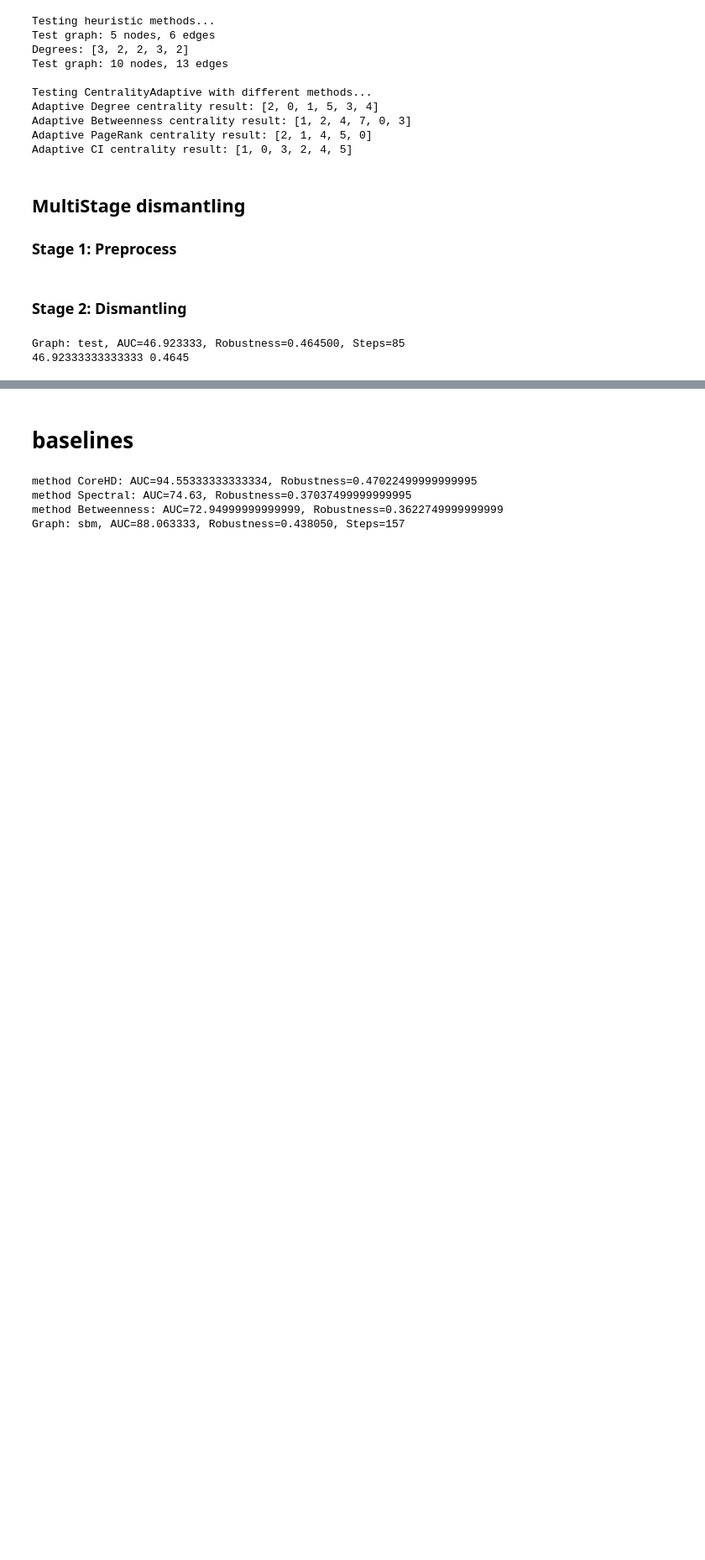
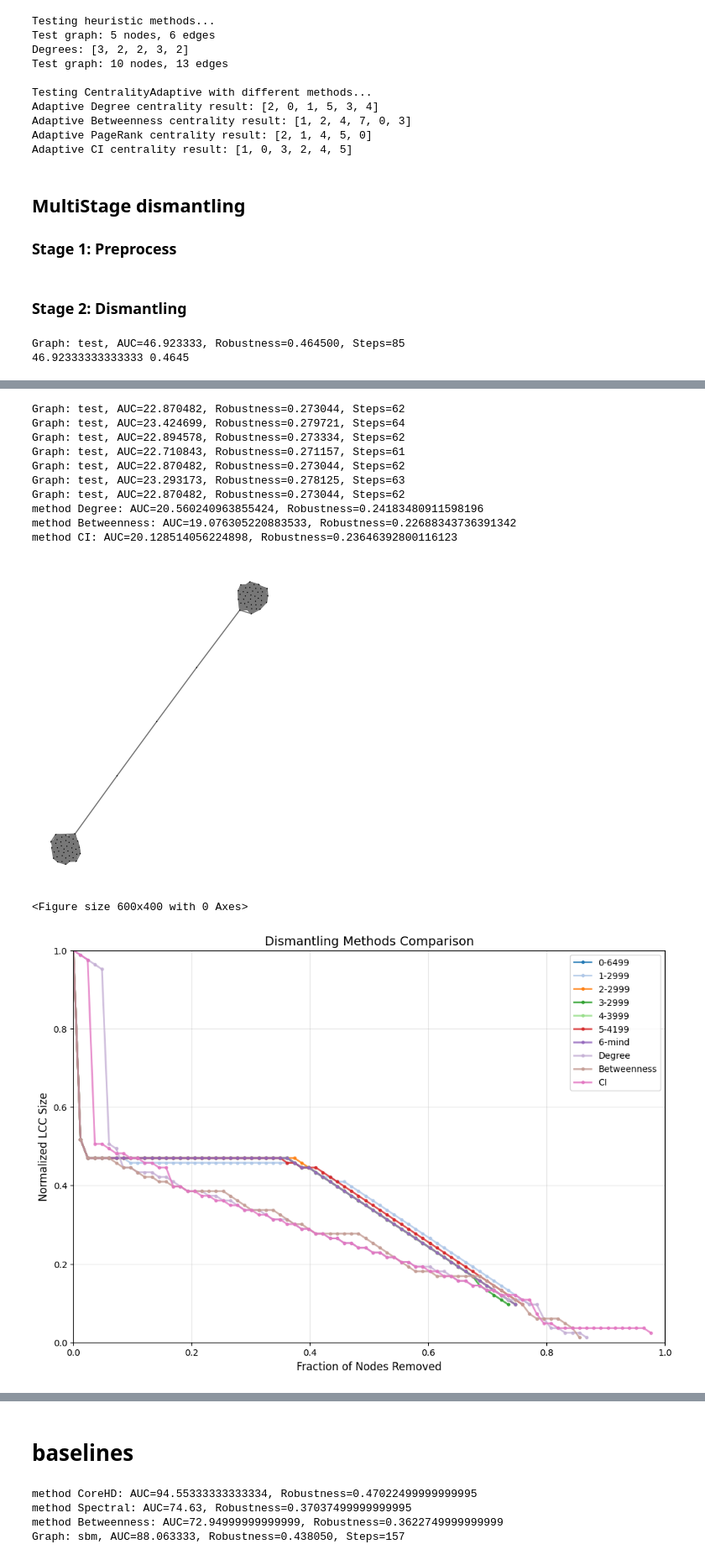
Before and after one commit to Rich-Chaw/MIND-ND, a Jupyter notebook: baseline.ipynb, the cells around one changed output, grey strips where cells are left out. Shown at 84% size. Cells and saved outputs as stored; diff of their text form; code cells hidden in the pictures; blank space fills up the shorter version.

```diff
--- a/baseline.ipynb
+++ b/baseline.ipynb
@@ -162,3 +162,80 @@ Graph: test, AUC=46.923333, Robustness=0.464500, Steps=85
+# %%
+import matplotlib.pyplot as plt
+import importlib
+import os
+import utils
+import visualize_dismantling
+import baseline
+from graphs import graph_models
+importlib.reload(graph_models)
+importlib.reload(utils)
+importlib.reload(visualize_dismantling)
+importlib.reload(baseline)
+from utils.common import load_g
+from utils.plot import plot_graph
+from visualize_dismantling import visualize_multiple_dynamic
+from graphs.graph_models import *
+
+p_in = 0.7
+p_out = 0.05
+# g = SBM(120,p_in,p_out,3)
+g = barbell(80,p_in,3)
+g['name'] = 'test'
+
+plot_graph(g)
+all_results = {}
+compare_models = [
+                    # 'saved/finetune_20251216_003004/7999.ckpt',
+                    # 'saved/finetune_20251216_140104/2999.ckpt',
+                    # 'saved/finetune_20251216_180547/9999.ckpt',
+                    # 'saved/finetune_20251216_180547/7999.ckpt',
+                    # 'saved/finetune_20251217_145647/5999.ckpt',
+                    # 'saved/finetune_20251218_185945/13499.ckpt', #100-200,RGG
+                    'saved/finetune_20251222_000136/6499.ckpt',  #100-200,SBM
+                    'saved/finetune_20251222_210303/2999.ckpt',  #100-200,SBM,spectral
+                    'saved/finetune_20251223_141913/2999.ckpt',   #100-200,SBM,betweenness
+                    'saved/finetune_prior_20251230_001358/2999.ckpt', #100-200,SBM,betweenness,prior
+                    'saved/finetune_prior_20251230_212246/3999.ckpt', #100-200,SBM,betweenness,prior
+                    # "saved/finetune_20251231_163953/warmup/warmup_best_step_130_auc_0.2715.ckpt",
+                    # "saved/finetune_20251231_172949/13999.ckpt",
+                    "saved/finetune_20260102_101553/4199.ckpt",
+                    'saved/mind.ckpt',
+                    ]
+
+for idx, ckpt_pth in enumerate(compare_models):
+    _, _, test_removals  = dismantling(g,'MIND',step_ratio=0.0,ckpt_pth=ckpt_pth)
+    method_name = str(idx) + '-'+ os.path.basename(ckpt_pth).replace('.ckpt', '')
+    all_results[method_name] = test_removals
+
+from baseline import baseline_dismantling,METHODS
+methods = {
+    # "Spectral":METHODS['Spectral'],
+    "Degree":METHODS['Degree'],
+    "Betweenness":METHODS['Betweenness'],
+    "CI": METHODS['CI'],
+    # 'FINDER':METHODS['FINDER']
+}
+baseline_results = baseline_dismantling(g,methods,visualize=False)
+all_results.update(baseline_results)
+
+from visualize_dismantling import visualize_multiple_curve
+visualize_multiple_curve(g,all_results)
+
+# visualize_multiple_dynamic(g,all_results,output_dir="temp")
+# %% [output]
+Graph: test, AUC=22.870482, Robustness=0.273044, Steps=62
+Graph: test, AUC=23.424699, Robustness=0.279721, Steps=64
+Graph: test, AUC=22.894578, Robustness=0.273334, Steps=62
+Graph: test, AUC=22.710843, Robustness=0.271157, Steps=61
+Graph: test, AUC=22.870482, Robustness=0.273044, Steps=62
+Graph: test, AUC=23.293173, Robustness=0.278125, Steps=63
+Graph: test, AUC=22.870482, Robustness=0.273044, Steps=62
+method Degree: AUC=20.560240963855424, Robustness=0.24183480911598196
+method Betweenness: AUC=19.076305220883533, Robustness=0.22688343736391342
+method CI: AUC=20.128514056224898, Robustness=0.23646392800116123
+[figure, added]
+<Figure size 600x400 with 0 Axes>
+[figure, added]
 # %%
 import matplotlib.pyplot as plt
 import os
```
Also changed, not shown: parts of 8 cells of this notebook, 8 other files.
